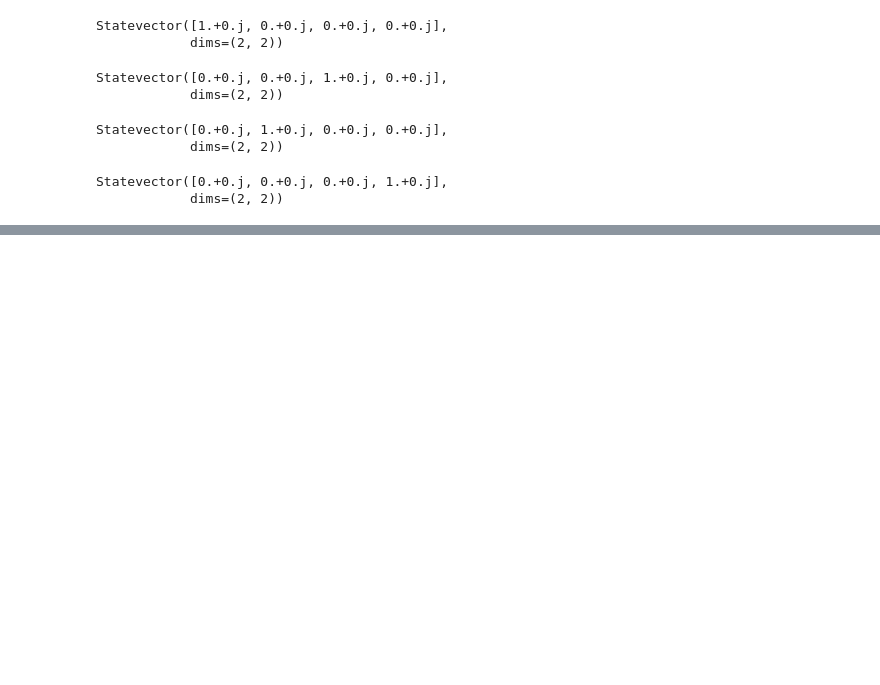
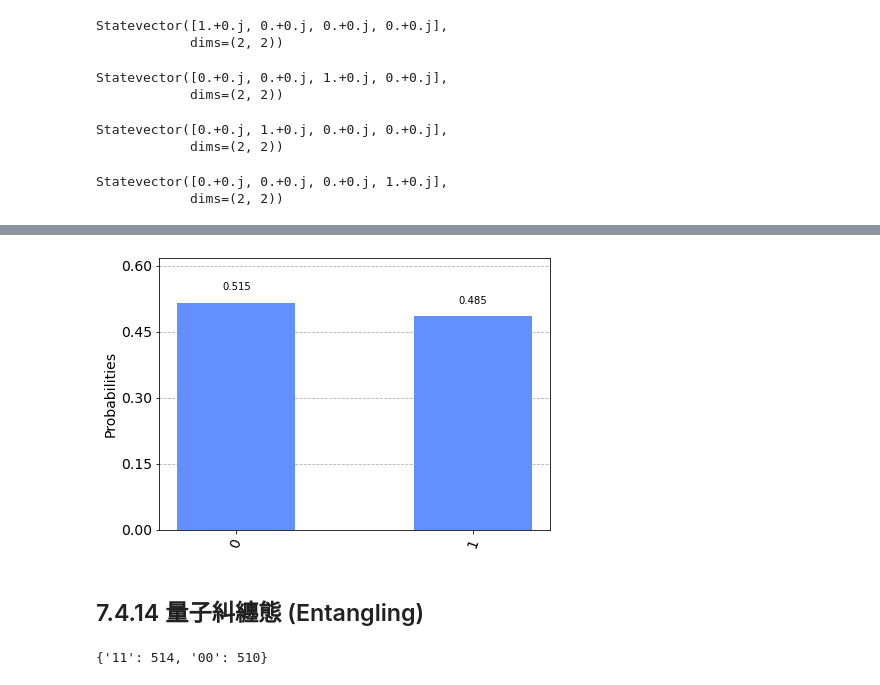
Before and after one commit to sary357/quantum-computing-practice, a Jupyter notebook: ch7/2.practice_gates.ipynb, the cells around one changed output, grey strips where cells are left out. Saved outputs shown, nothing was run; the diff lists cells and outputs as text; code cells hidden in the pictures; blank space fills up the shorter version.

```diff
--- a/ch7/2.practice_gates.ipynb
+++ b/ch7/2.practice_gates.ipynb
@@ -7,3 +12,14 @@ import math
+# %%
+def load_api_key(file_path=None):
+    api_key=None
+    if file_path:
+        with open(file_path, encoding = 'utf-8') as f:
+            api_key=f.read()
+    return api_key
+
+api_key_file='../ibmq_api_key.txt'
+IBMQ.save_account(load_api_key(api_key_file), overwrite=True)
+provider=IBMQ.load_account()
 # %% [markdown]
 # 7.4.1 使用 ID 閘的量子電路 (ID gate)
 # %%
@@ -353,0 +501,23 @@ Statevector([0.+0.j, 0.+0.j, 0.+0.j, 1.+0.j],
+# %%
+plot_histogram(counts)
+# %% [output]
+[figure, added]
+# %% [markdown]
+## 7.4.14 量子糾纏態 (Entangling)
+# %%
+q = QuantumRegister(2)
+c=ClassicalRegister(2) # 1 bit Classical Register
+circuit=QuantumCircuit(q, c)
+circuit.h(q[1])
+circuit.cx(q[1], q[0])
+circuit.measure(q, c) # quantum measure
+circuit.draw()
+
+# use local simluator
+simulator=Aer.get_backend('qasm_simulator')
+job=execute(circuit, simulator)
+result=job.result()
+counts = result.get_counts(circuit)
+print(counts)
+# %% [output]
+{'11': 514, '00': 510}
```
Also changed, not shown: parts of 24 cells of this notebook, 3 other files.
